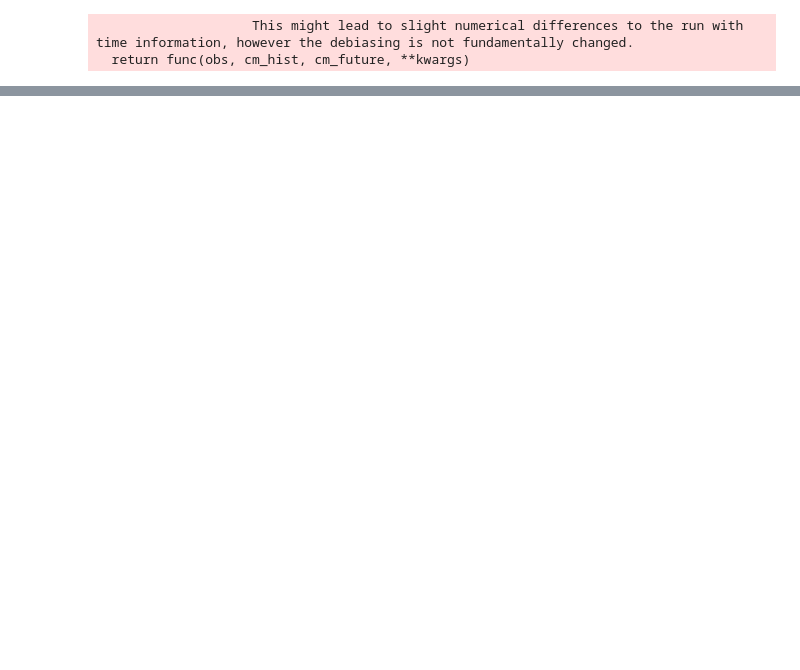
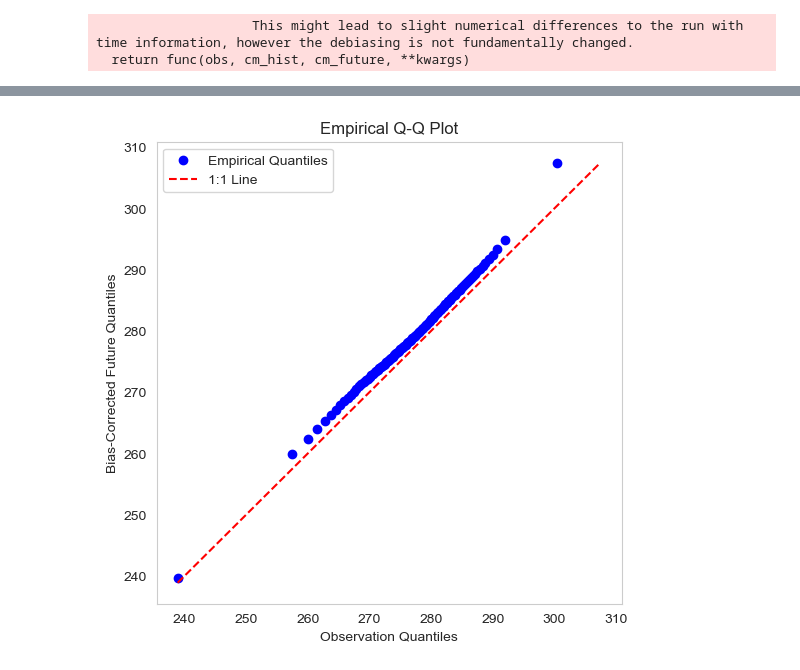
Before and after one commit to yasserhaddad/CORDEX2Energy, a Jupyter notebook: notebooks/pipeline_example.ipynb, the cells around one changed output, grey strips where cells are left out. Saved outputs shown, nothing was run; the diff lists cells and outputs as text; code cells hidden in the pictures; blank space fills up the shorter version.

```diff
--- a/notebooks/pipeline_example.ipynb
+++ b/notebooks/pipeline_example.ipynb
@@ -370,0 +334,48 @@ plt.show()
+# %%
+import numpy as np
+import matplotlib.pyplot as plt
+
+def plot_empirical_qq(obs, fut_corrected):
+    """
+    Plots an empirical Q-Q plot comparing bias-corrected future projections against observations.
+
+    Parameters:
+        obs (xarray.DataArray): Observational dataset.
+        fut_corrected (xarray.DataArray): Bias-corrected future dataset.
+        var_name (str): Name of the variable to compare.
+    """
+    # Flatten and remove NaNs
+    obs_data = obs.flatten()
+    fut_data = fut_corrected.flatten()
+
+    obs_data = obs_data[~np.isnan(obs_data)]
+    fut_data = fut_data[~np.isnan(fut_data)]
+
+    # Compute empirical quantiles (percentiles)
+    quantiles = np.linspace(0, 100, num=100)  # 100 percentiles
+    obs_quantiles = np.percentile(obs_data, quantiles)
+    fut_quantiles = np.percentile(fut_data, quantiles)
+
+    # Plot Q-Q plot
+    plt.figure(figsize=(6, 6))
+    plt.scatter(obs_quantiles, fut_quantiles, color="blue", label="Empirical Quantiles")
+
+    # Add 1:1 reference line
+    min_val = min(obs_quantiles.min(), fut_quantiles.min())
+    max_val = max(obs_quantiles.max(), fut_quantiles.max())
+    plt.plot([min_val, max_val], [min_val, max_val], linestyle="--", color="red", label="1:1 Line")
+
+    # Customize plot
+    plt.xlabel("Observation Quantiles")
+    plt.ylabel("Bias-Corrected Future Quantiles")
+    plt.title(f"Empirical Q-Q Plot")
+    plt.legend()
+    plt.grid()
+
+    # Show plot
+    plt.show()
+
+# Example usage:
+plot_empirical_qq(ds_reanalysis_data_ch.sel(time=ds_reanalysis_data_ch.time.dt.hour == 3)["2t"].values, debiased_cm_future_cerra)
+# %% [output]
+[figure, added]
```
Also changed, not shown: parts of 11 cells of this notebook, 4 other files.
